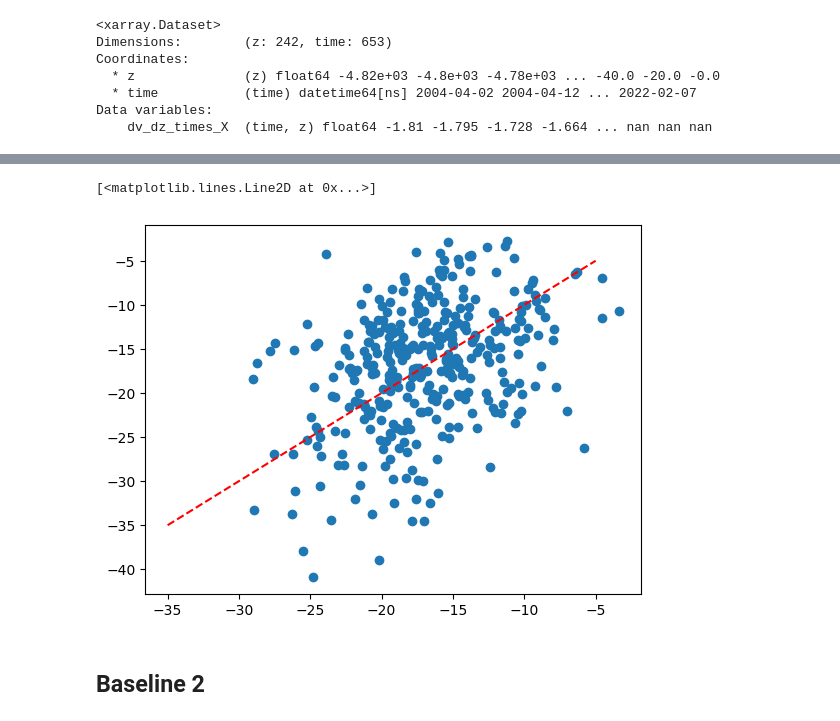
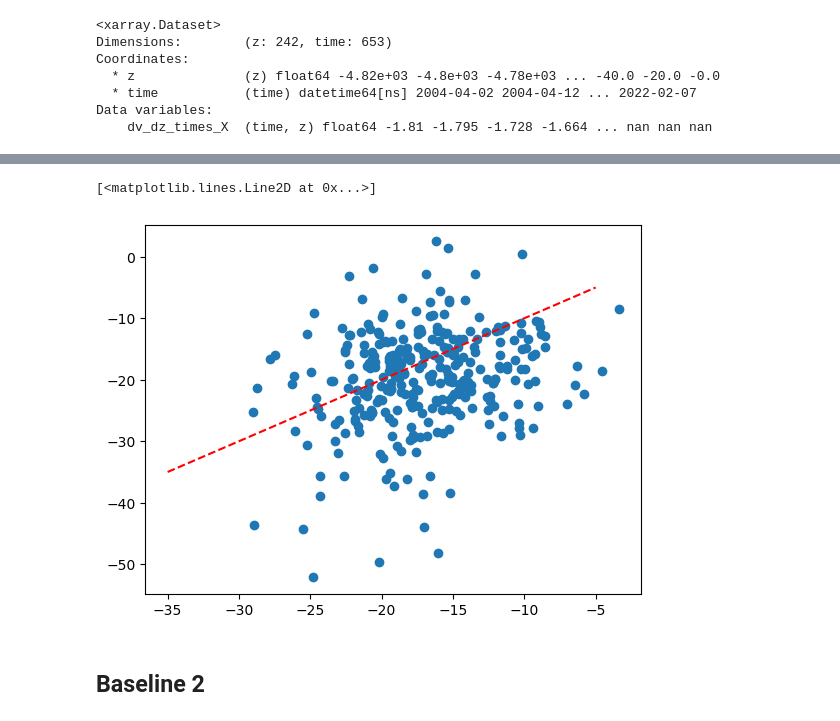
Before and after one commit to ywoelker/rapid-geostrophic-reconstruction, a Jupyter notebook: rapid_umo_reconstruction/06_argo_prediction.ipynb, the cells around one changed output, grey strips where cells are left out. Drawn from its saved outputs; the diff is of its cells as text; code cells hidden in the pictures.

```diff
--- a/rapid_umo_reconstruction/06_argo_prediction.ipynb
+++ b/rapid_umo_reconstruction/06_argo_prediction.ipynb
@@ -613,8 +654,8 @@ def calc_umo_tranport(ds_pos, obs_dv_dz = None, depth_obs_concat = -1000):
     rho_diff = xr.concat(
             [
                 (
-                    ds_pos.isel(pos=start_i + 1).squeeze(drop=True).rho
-                    - ds_pos.isel(pos=start_i).squeeze(drop=True).rho
+                    ds_pos.isel(pos=start_i + 1).rho#.squeeze(drop=True).rho
+                    - ds_pos.isel(pos=start_i).rho#.squeeze(drop=True).rho
                 ).assign_coords(box=f"{start_i}_{start_i+1}")
                 for start_i in range(ds_pos.pos.shape[0] - 1)
             ],
@@ -655,6 +696,9 @@ def calc_umo_tranport(ds_pos, obs_dv_dz = None, depth_obs_concat = -1000):
 def cacluate_transport_neighboring_filled_pos(ds_pos_rho, min_argo_depth):
     transports = []
     dv_dz_ts = []
+
+    if 'time_1d' in ds_pos_rho.coords:
+        ds_pos_rho = ds_pos_rho.drop_vars('time_1d')
 
     lon_mask_deeper_than = (~ds_pos_rho.rho.isnull()).sum('z') >= (~ds_pos_rho.z.where(ds_pos_rho.z > min_argo_depth).isnull()).sum()
     valid_times_mask = lon_mask_deeper_than.sum('pos') > 1
@@ -799,11 +824,11 @@ Merged: 6.72 Sv
 # %%
 import matplotlib.pyplot as plt
-plt.scatter(t_umo_obs.sel(time = t_merged_argo_1000.time, method = "nearest").dv_dz_times_X.values, t_merged_argo_1000.values)
+plt.scatter(t_umo_obs.sel(time = t_merged_argo_2000.time, method = "nearest").dv_dz_times_X.values, t_merged_argo_2000.values)
 
 plt.plot([-35, -5], [-35, -5], 'r--')
 # %% [output]
 [<matplotlib.lines.Line2D at 0x...>]
-[figure, old version]
+[figure, new version]
 # %% [markdown]
 ## Baseline 2
 # %%
```
Also changed, not shown: parts of 33 cells of this notebook.
